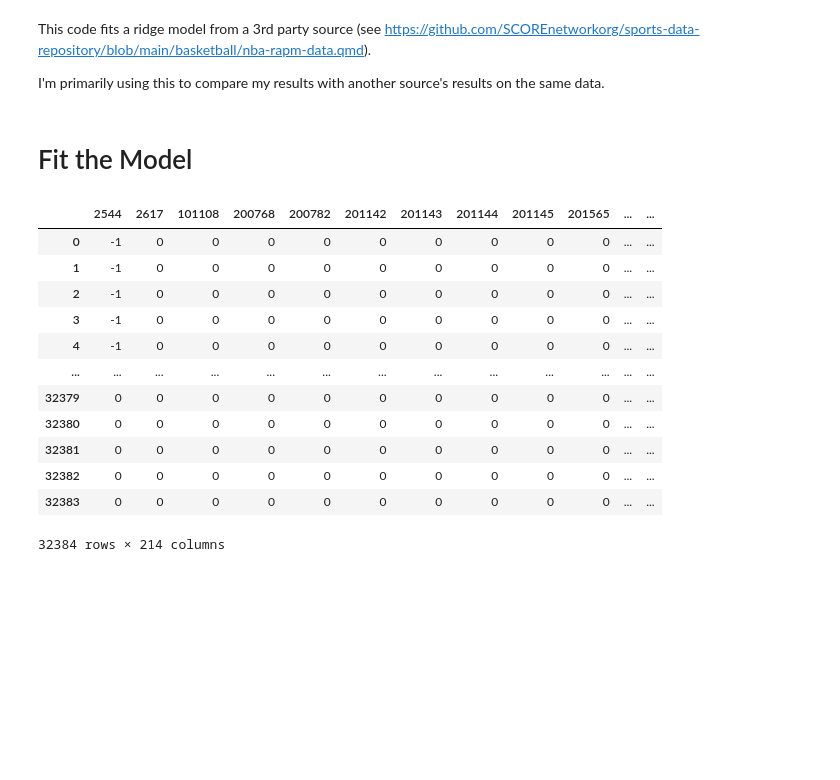
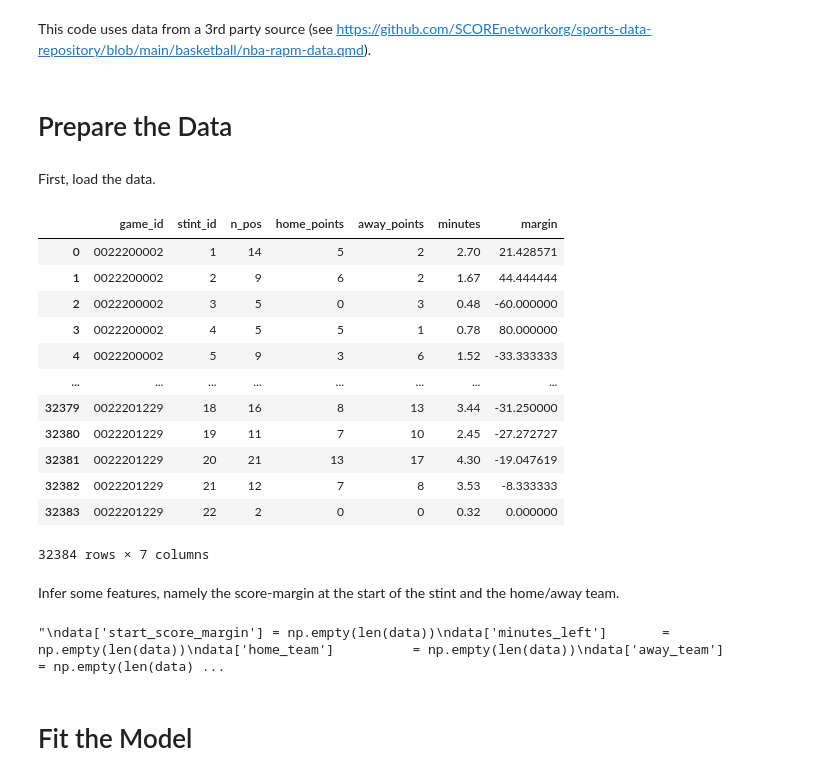
Before and after one commit to DanLeEpicMan/RAPM, a Jupyter notebook: code/analyze/ryurko_results.ipynb, the cells around one changed output. Cells and saved outputs as stored; diff of their text form; code cells hidden in the pictures; blank space fills up the shorter version.

```diff
--- a/code/analyze/ryurko_results.ipynb
+++ b/code/analyze/ryurko_results.ipynb
@@ -7,32 +10,56 @@ from sklearn.linear_model import RidgeCV
 # %% [markdown]
-This code fits a ridge model from a 3rd party source (see https://github.com/SCOREnetworkorg/sports-data-repository/blob/main/basketball/nba-rapm-data.qmd).
-
-I'm primarily using this to compare my results with another source's results on the same data.
+This code uses data from a 3rd party source (see https://github.com/SCOREnetworkorg/sports-data-repository/blob/main/basketball/nba-rapm-data.qmd).
+# %% [markdown]
+# Prepare the Data
+# %% [markdown]
+First, load the data.
+# %%
+data: pd.DataFrame      = pd.read_csv('../../design_matrices/nba_2223_season_rapm_data.csv.gz', dtype={'game_id': str})
+players: dict[int, str] = pd.read_csv('../../data/nba_2223_player_table.csv', index_col=0)['player_name'].to_dict()
+games: pd.Series        = pd.unique(data['game_id'])
+
+design  = data.drop(['game_id', 'stint_id', 'n_pos', 'home_points', 'away_points', 'minutes', 'margin'], axis=1)
+data    = data[['game_id', 'stint_id', 'n_pos', 'home_points', 'away_points', 'minutes', 'margin']]
+target  = data['margin']
+weights = data['minutes']
+
+data
+# %% [output]
+|  | game_id | stint_id | n_pos | home_points | away_points | minutes | margin |
+| 0 | 0022200002 | 1 | 14 | 5 | 2 | 2.70 | 21.428571 |
+| 1 | 0022200002 | 2 | 9 | 6 | 2 | 1.67 | 44.444444 |
+| 2 | 0022200002 | 3 | 5 | 0 | 3 | 0.48 | -60.000000 |
+| 3 | 0022200002 | 4 | 5 | 5 | 1 | 0.78 | 80.000000 |
+| 4 | 0022200002 | 5 | 9 | 3 | 6 | 1.52 | -33.333333 |
+| ... | ... | ... | ... | ... | ... | ... | ... |
+| 32379 | 0022201229 | 18 | 16 | 8 | 13 | 3.44 | -31.250000 |
+| 32380 | 0022201229 | 19 | 11 | 7 | 10 | 2.45 | -27.272727 |
+| 32381 | 0022201229 | 20 | 21 | 13 | 17 | 4.30 | -19.047619 |
+| 32382 | 0022201229 | 21 | 12 | 7 | 8 | 3.53 | -8.333333 |
+| 32383 | 0022201229 | 22 | 2 | 0 | 0 | 0.32 | 0.000000 |
+32384 rows × 7 columns
+# %% [markdown]
+Infer some features, namely the score-margin at the start of the stint and the home/away team.
+# %%
+data['end_score_margin']   = data['home_points'] - data['away_points']
+
+# to be done at a later time
+"""
+data['start_score_margin'] = np.empty(len(data))
+data['minutes_left']       = np.empty(len(data))
+data['home_team']          = np.empty(len(data))
+data['away_team']          = np.empty(len(data))
+
+for game_id in :
+    # infer the home team and away team
+    game_data = GameRotation(game_id=game_id, league_id='00')
+    home_team = game_data.home_team.get_data_frame()['TEAM_ID'].iloc[0]
+    away_team = game_data.away_team.get_data_frame()['TEAM_ID'].iloc[0]
+
+    data[data['game_id'] == game_id]
+"""
+# %% [output]
+"\ndata['start_score_margin'] = np.empty(len(data))\ndata['minutes_left']       = np.empty(len(data))\ndata['home_team']          = np.empty(len(data))\ndata['away_team']          = np.empty(len(data) ...
 # %% [markdown]
 # Fit the Model
-# %%
-data    = pd.read_csv('../../design_matrices/nba_2223_season_rapm_data.csv.gz')
-players = pd.read_csv('../../design_matrices/odrapm_design.csv.gz', index_col=0).columns[1::2].astype(int).to_list() # every other item starting at position 1
-
-
-design  = data.drop(['game_id', 'stint_id', 'n_pos', 'home_points', 'away_points', 'minutes', 'margin'], axis=1)
-players = np.intersect1d(design.columns.astype(int).to_list(), players).astype(str)
-design  = design[players]
-target  = data['margin']
-
-design
-# %% [output]
-|  | 2544 | 2617 | 101108 | 200768 | 200782 | 201142 | 201143 | 201144 | 201145 | 201565 | ... | ... |
-| 0 | -1 | 0 | 0 | 0 | 0 | 0 | 0 | 0 | 0 | 0 | ... | ... |
-| 1 | -1 | 0 | 0 | 0 | 0 | 0 | 0 | 0 | 0 | 0 | ... | ... |
-| 2 | -1 | 0 | 0 | 0 | 0 | 0 | 0 | 0 | 0 | 0 | ... | ... |
-| 3 | -1 | 0 | 0 | 0 | 0 | 0 | 0 | 0 | 0 | 0 | ... | ... |
-| 4 | -1 | 0 | 0 | 0 | 0 | 0 | 0 | 0 | 0 | 0 | ... | ... |
-| ... | ... | ... | ... | ... | ... | ... | ... | ... | ... | ... | ... | ... |
-| 32379 | 0 | 0 | 0 | 0 | 0 | 0 | 0 | 0 | 0 | 0 | ... | ... |
-| 32380 | 0 | 0 | 0 | 0 | 0 | 0 | 0 | 0 | 0 | 0 | ... | ... |
-| 32381 | 0 | 0 | 0 | 0 | 0 | 0 | 0 | 0 | 0 | 0 | ... | ... |
-| 32382 | 0 | 0 | 0 | 0 | 0 | 0 | 0 | 0 | 0 | 0 | ... | ... |
-| 32383 | 0 | 0 | 0 | 0 | 0 | 0 | 0 | 0 | 0 | 0 | ... | ... |
-32384 rows × 214 columns
 # %%
```
Also changed, not shown: parts of 11 cells of this notebook, 10 other files.
